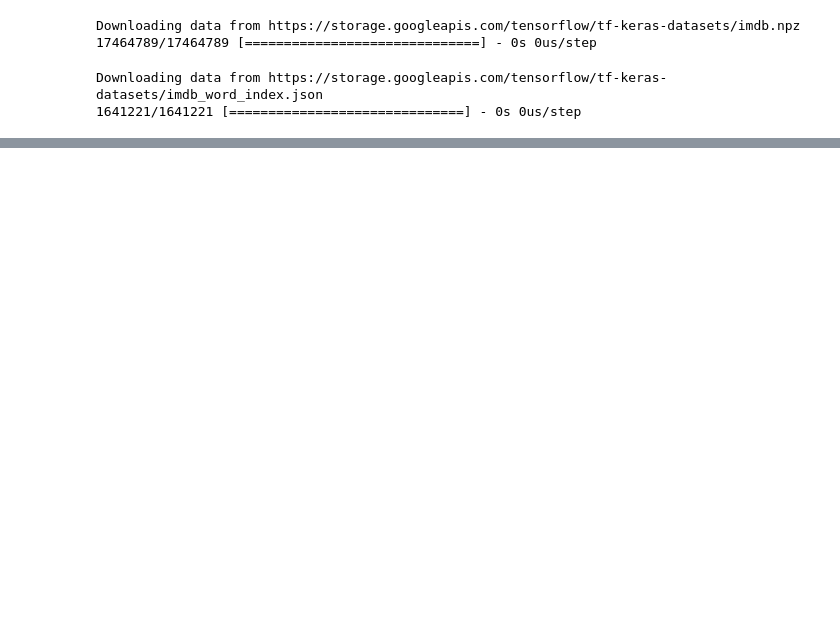
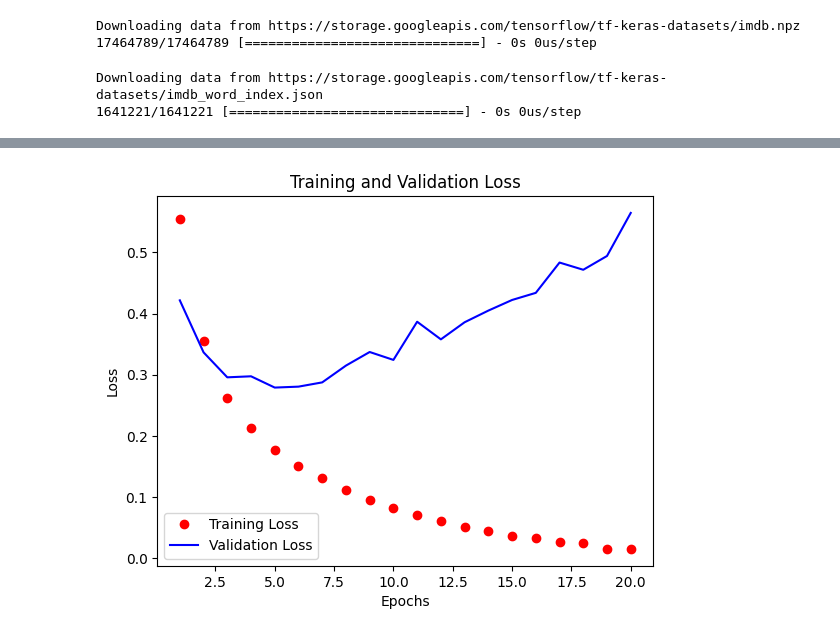
Before and after one commit to matthold86/DeepLearningWPython, a Jupyter notebook: classify_movie_reviews.ipynb, the cells around one changed output, grey strips where cells are left out. Saved outputs shown, nothing was run; the diff lists cells and outputs as text; code cells hidden in the pictures; blank space fills up the shorter version.

Commit message:
movie review classification model complete

```diff
--- a/classify_movie_reviews.ipynb
+++ b/classify_movie_reviews.ipynb
@@ -63,0 +70,5 @@ TypeError: ignored
+# %%
+x_validation = x_train[:10000]
+y_validation = y_train[:10000]
+x_train_final = x_train[10000:]
+y_train_final = y_train[10000:]
@@ -63,0 +77,13 @@ TypeError: ignored
+# %%
+# Define the model with 3 fully connected layers and a binary probability output (sigmoid function)
+model = models.Sequential()
+model.add(layers.Dense(16, activation='relu', input_shape=(10000,)))
+model.add(layers.Dense(16, activation='relu'))
+model.add(layers.Dense(1, activation='sigmoid'))
+# %%
+# Crossentropy compares the sigmoid output probability distribution to the actual binary classification distribution
+model.compile(
+    optimizer='rmsprop',
+    loss='binary_crossentropy',
+    metrics=['accuracy']
+)
@@ -63,0 +94,7 @@ TypeError: ignored
+# %%
+history = model.fit(x_train_final,
+                    y_train_final,
+                    epochs = 20,
+                    batch_size = 512,
+                    validation_data = (x_validation, y_validation)
+                    )
@@ -63,0 +123,18 @@ TypeError: ignored
+# %%
+import matplotlib.pyplot as plt
+history_dict = history.history
+loss_values = history_dict['loss']
+val_loss_values = history_dict['val_loss']
+
+epochs = range(1,len(loss_values) + 1)
+
+plt.plot(epochs, loss_values, 'ro', label = 'Training Loss')
+plt.plot(epochs, val_loss_values, 'b', label = 'Validation Loss')
+plt.title('Training and Validation Loss')
+plt.xlabel('Epochs')
+plt.ylabel('Loss')
+plt.legend()
+
+plt.show()
+# %% [output]
+[figure, added]
```
Also changed, not shown: parts of 19 cells of this notebook.
